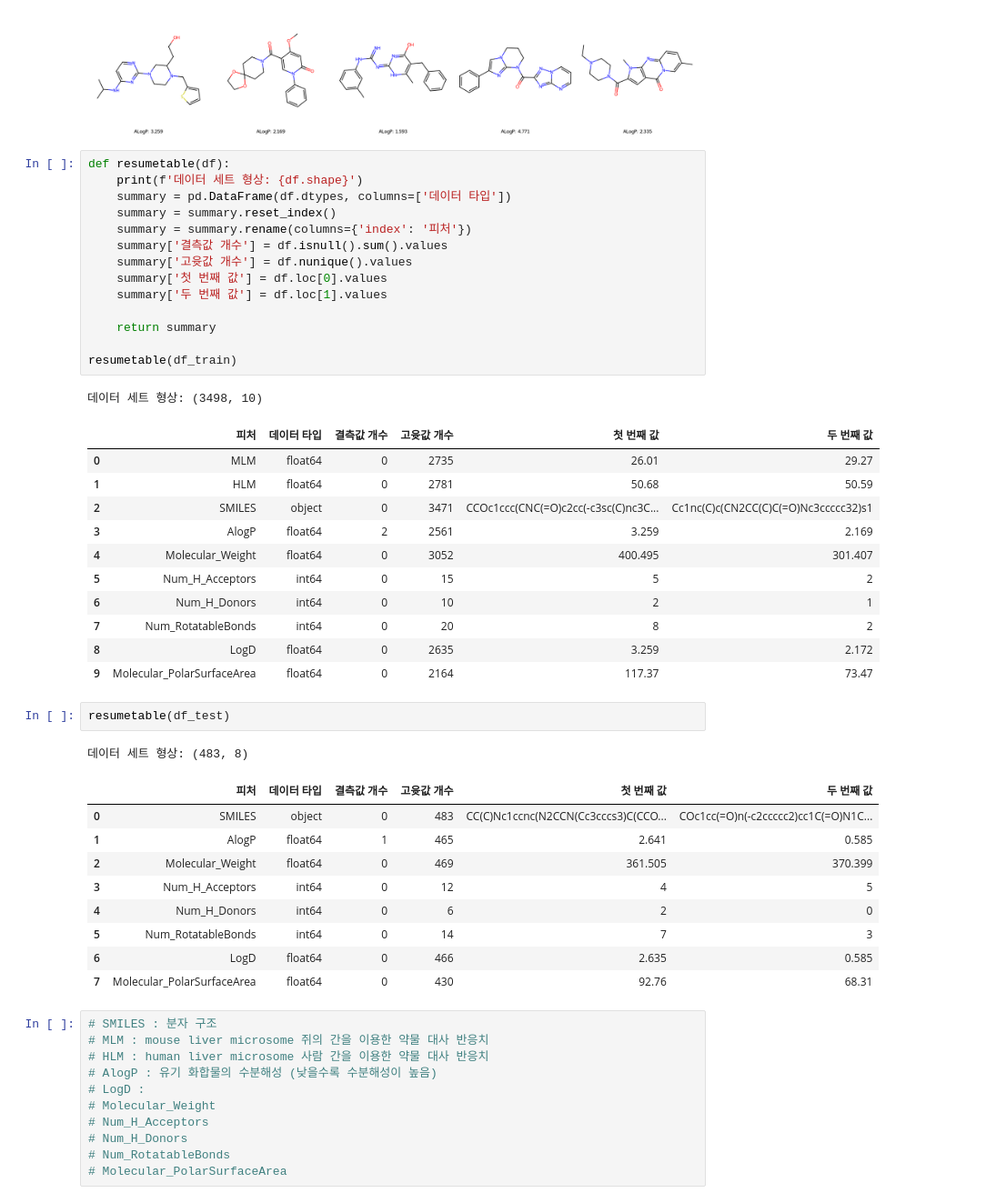
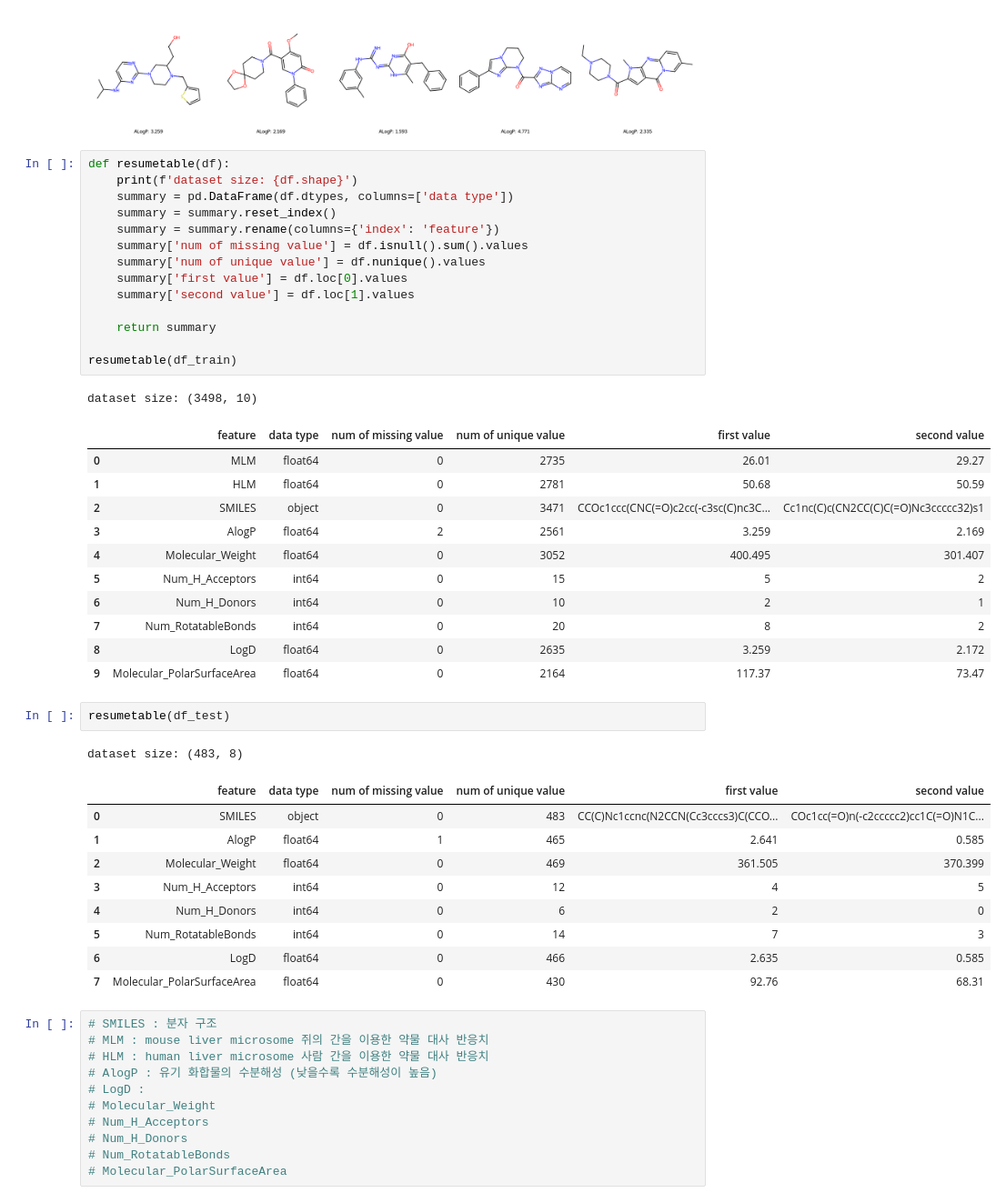
Before and after one commit to AnMyeongGyu/dacon_new_drug, a Jupyter notebook: 00_eda.ipynb, the cells around one changed output. Shown at 91% size. Cells and saved outputs as stored; diff of their text form.

```diff
--- a/00_eda.ipynb
+++ b/00_eda.ipynb
@@ -120,21 +121,21 @@ show_smiles(df_test)
 [figure]
 # %%
 def resumetable(df):
-    print(f'데이터 세트 형상: {df.shape}')
-    summary = pd.DataFrame(df.dtypes, columns=['데이터 타입'])
+    print(f'dataset size: {df.shape}')
+    summary = pd.DataFrame(df.dtypes, columns=['data type'])
     summary = summary.reset_index()
-    summary = summary.rename(columns={'index': '피처'})
-    summary['결측값 개수'] = df.isnull().sum().values
-    summary['고윳값 개수'] = df.nunique().values
-    summary['첫 번째 값'] = df.loc[0].values
-    summary['두 번째 값'] = df.loc[1].values
+    summary = summary.rename(columns={'index': 'feature'})
+    summary['num of missing value'] = df.isnull().sum().values
+    summary['num of unique value'] = df.nunique().values
+    summary['first value'] = df.loc[0].values
+    summary['second value'] = df.loc[1].values
 
     return summary
 
 resumetable(df_train)
 # %% [output]
-데이터 세트 형상: (3498, 10)
+dataset size: (3498, 10)
-|  | 피처 | 데이터 타입 | 결측값 개수 | 고윳값 개수 | 첫 번째 값 | 두 번째 값 |
+|  | feature | data type | num of missing value | num of unique value | first value | second value |
 | 0 | MLM | float64 | 0 | 2735 | 26.01 | 29.27 |
 | 1 | HLM | float64 | 0 | 2781 | 50.68 | 50.59 |
 | 2 | SMILES | object | 0 | 3471 | CCOc1ccc(CNC(=O)c2cc(-c3sc(C)nc3C... | Cc1nc(C)c(CN2CC(C)C(=O)Nc3ccccc32)s1 |
@@ -148,8 +149,8 @@ resumetable(df_train)
 # %%
 resumetable(df_test)
 # %% [output]
-데이터 세트 형상: (483, 8)
+dataset size: (483, 8)
-|  | 피처 | 데이터 타입 | 결측값 개수 | 고윳값 개수 | 첫 번째 값 | 두 번째 값 |
+|  | feature | data type | num of missing value | num of unique value | first value | second value |
 | 0 | SMILES | object | 0 | 483 | CC(C)Nc1ccnc(N2CCN(Cc3cccs3)C(CCO... | COc1cc(=O)n(-c2ccccc2)cc1C(=O)N1C... |
 | 1 | AlogP | float64 | 1 | 465 | 2.641 | 0.585 |
 | 2 | Molecular_Weight | float64 | 0 | 469 | 361.505 | 370.399 |
```
Also changed, not shown: parts of 17 cells of this notebook, 1 other file.
